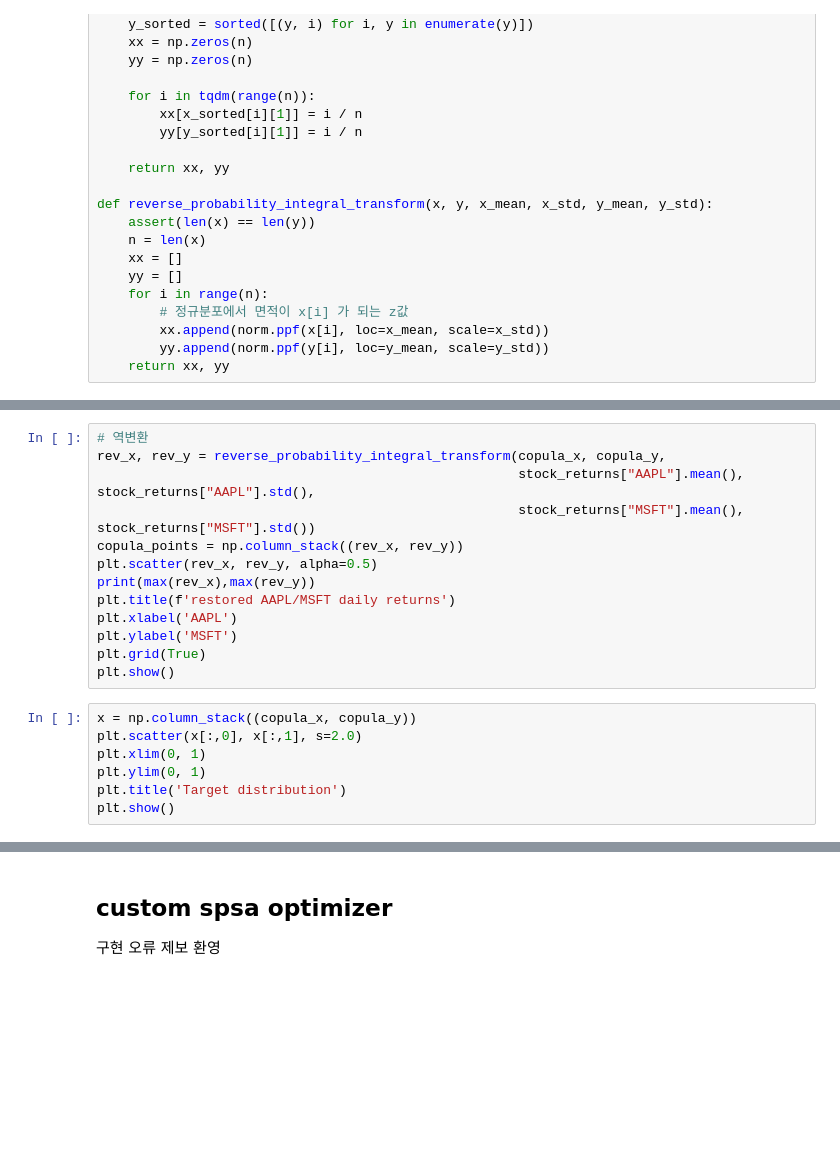
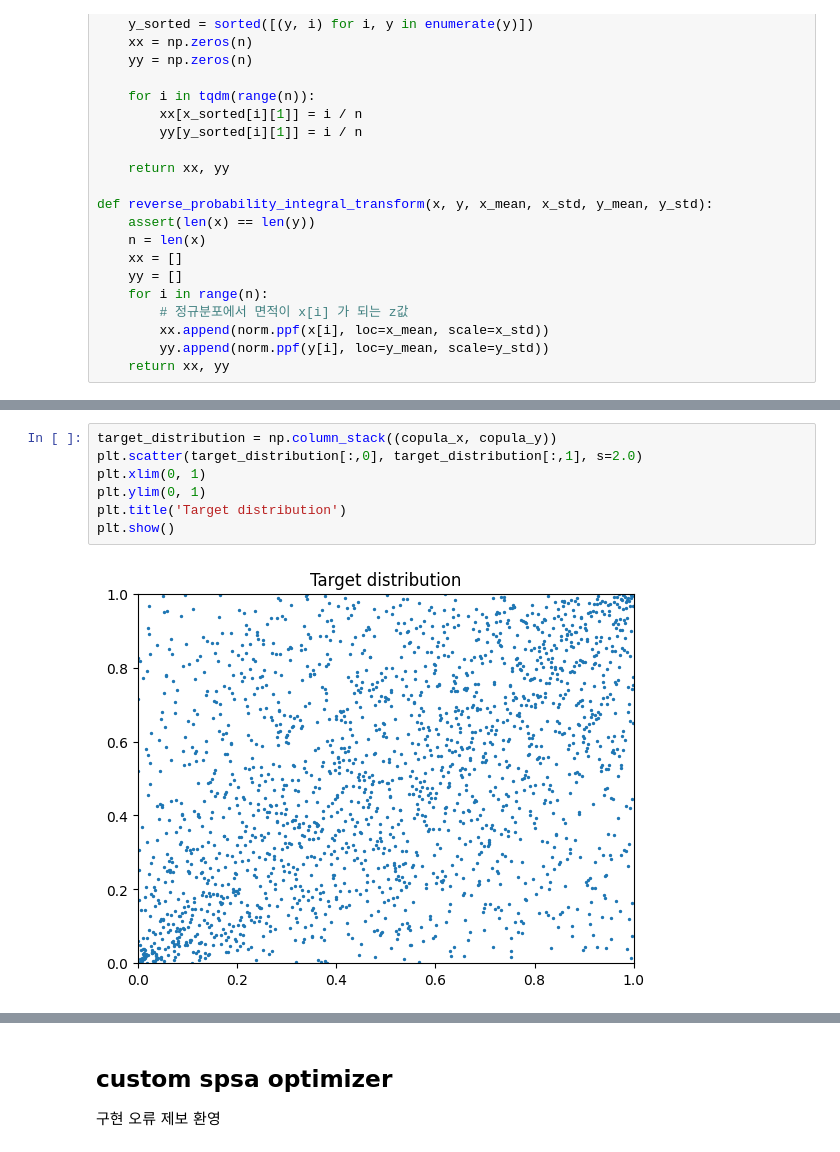
Before and after one commit to red1108/infoQGAN-outdated-, a Jupyter notebook: infoQGAN_finance/code_spsa.ipynb, the cells around one changed output, grey strips where cells are left out. Cells and saved outputs as stored; diff of their text form; blank space fills up the shorter version.

```diff
--- a/infoQGAN_finance/code_spsa.ipynb
+++ b/infoQGAN_finance/code_spsa.ipynb
@@ -85,23 +90,12 @@ plt.title('Copula space plot')
-# %%
-# 역변환
-rev_x, rev_y = reverse_probability_integral_transform(copula_x, copula_y,
-                                                      stock_returns["AAPL"].mean(), stock_returns["AAPL"].std(),
-                                                      stock_returns["MSFT"].mean(), stock_returns["MSFT"].std())
-copula_points = np.column_stack((rev_x, rev_y))
-plt.scatter(rev_x, rev_y, alpha=0.5)
-print(max(rev_x),max(rev_y))
-plt.title(f'restored AAPL/MSFT daily returns')
-plt.xlabel('AAPL')
-plt.ylabel('MSFT')
-plt.grid(True)
-plt.show()
 # %%
-x = np.column_stack((copula_x, copula_y))
-plt.scatter(x[:,0], x[:,1], s=2.0)
+target_distribution = np.column_stack((copula_x, copula_y))
+plt.scatter(target_distribution[:,0], target_distribution[:,1], s=2.0)
 plt.xlim(0, 1)
 plt.ylim(0, 1)
 plt.title('Target distribution')
 plt.show()
+# %% [output]
+[figure, added]
 # %%
 # setting torch device
 device = torch.device("cuda:0" if torch.cuda.is_available() else "cpu")
```
Also changed, not shown: parts of 9 cells of this notebook, 2 other files.
